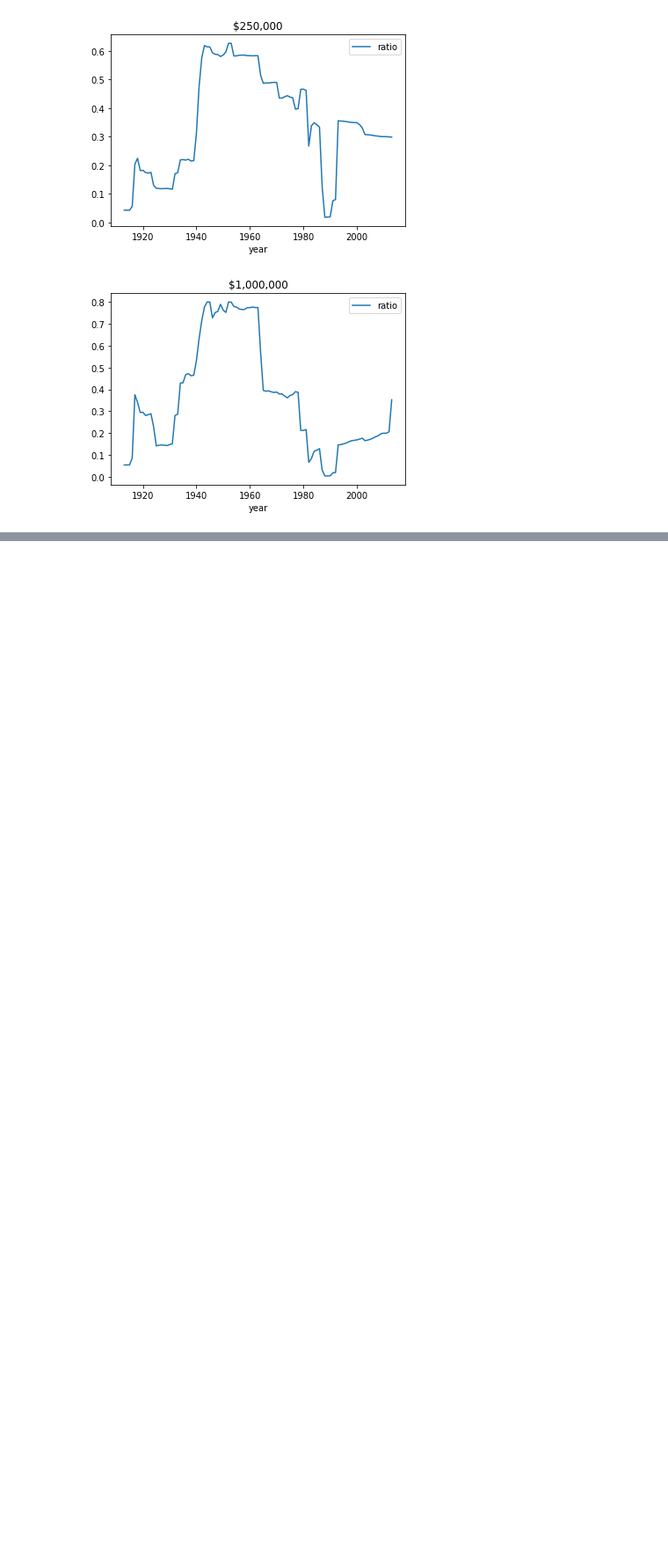
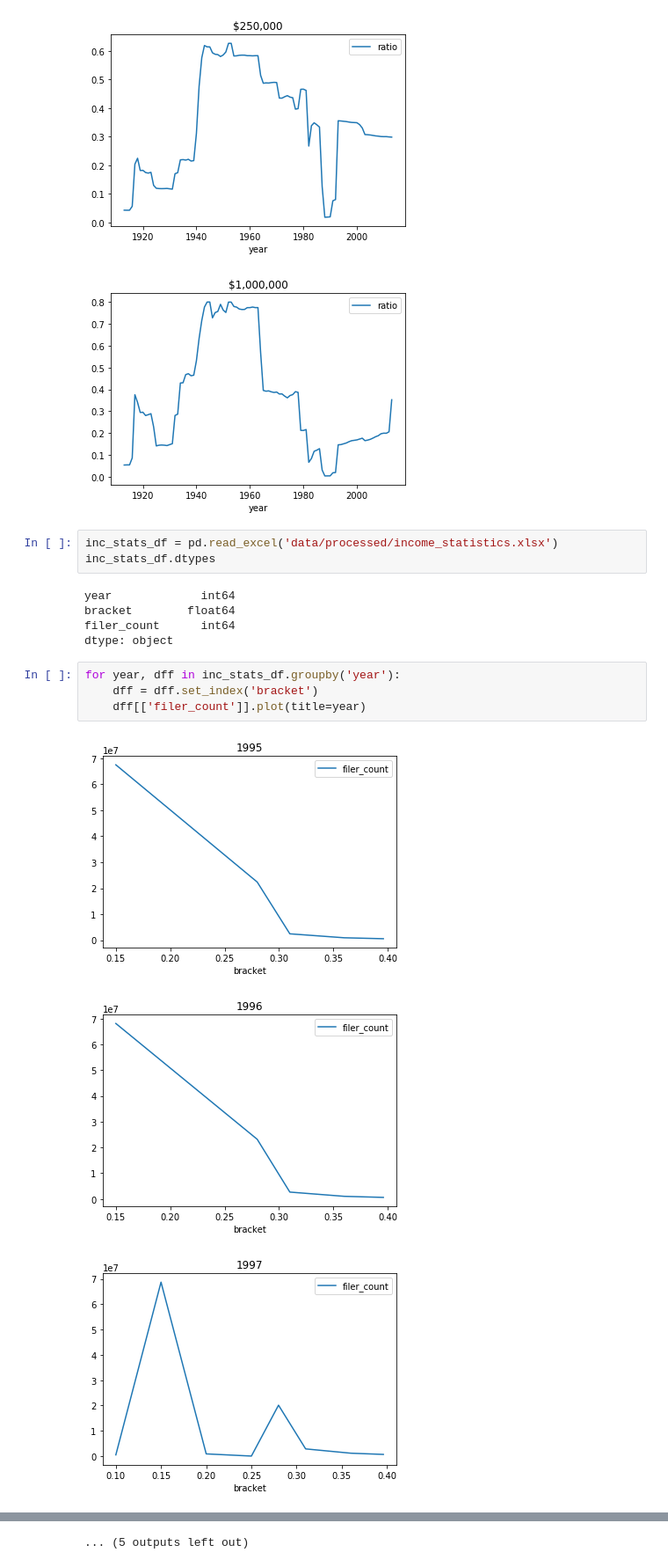
Before and after one commit to aglove2189/MarginalTaxRateHistory, a Jupyter notebook: main.ipynb, the cells around one changed output, grey strips where cells are left out. Shown: that part at 88% size. Cells and saved outputs as stored; diff of their text form; blank space fills up the shorter version.

Commit message:
income statistics plotted

```diff
--- a/main.ipynb
+++ b/main.ipynb
@@ -71,3 +71,19 @@ for income, dff in dfs:
 [figure]
 [figure]
 [figure]
+# %%
+inc_stats_df = pd.read_excel('data/processed/income_statistics.xlsx')
+inc_stats_df.dtypes
+# %% [output]
+year             int64
+bracket        float64
+filer_count      int64
+dtype: object
+# %%
+for year, dff in inc_stats_df.groupby('year'):
+    dff = dff.set_index('bracket')
+    dff[['filer_count']].plot(title=year)
+# %% [output]
+[figure, added]
+[figure, added]
+[figure, added]
@@ -73,0 +99 @@ for income, dff in dfs:
+... (5 outputs left out)
```
Also changed, not shown: parts of 1 cell of this notebook.
